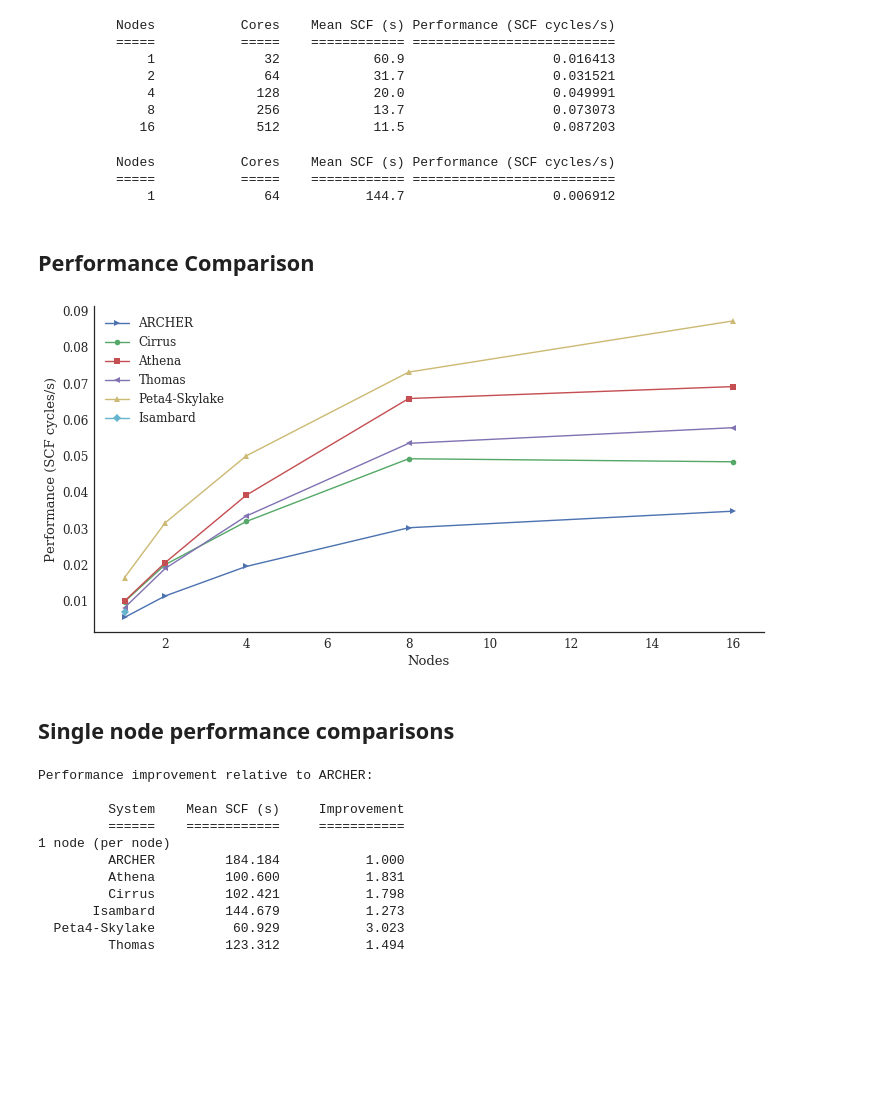
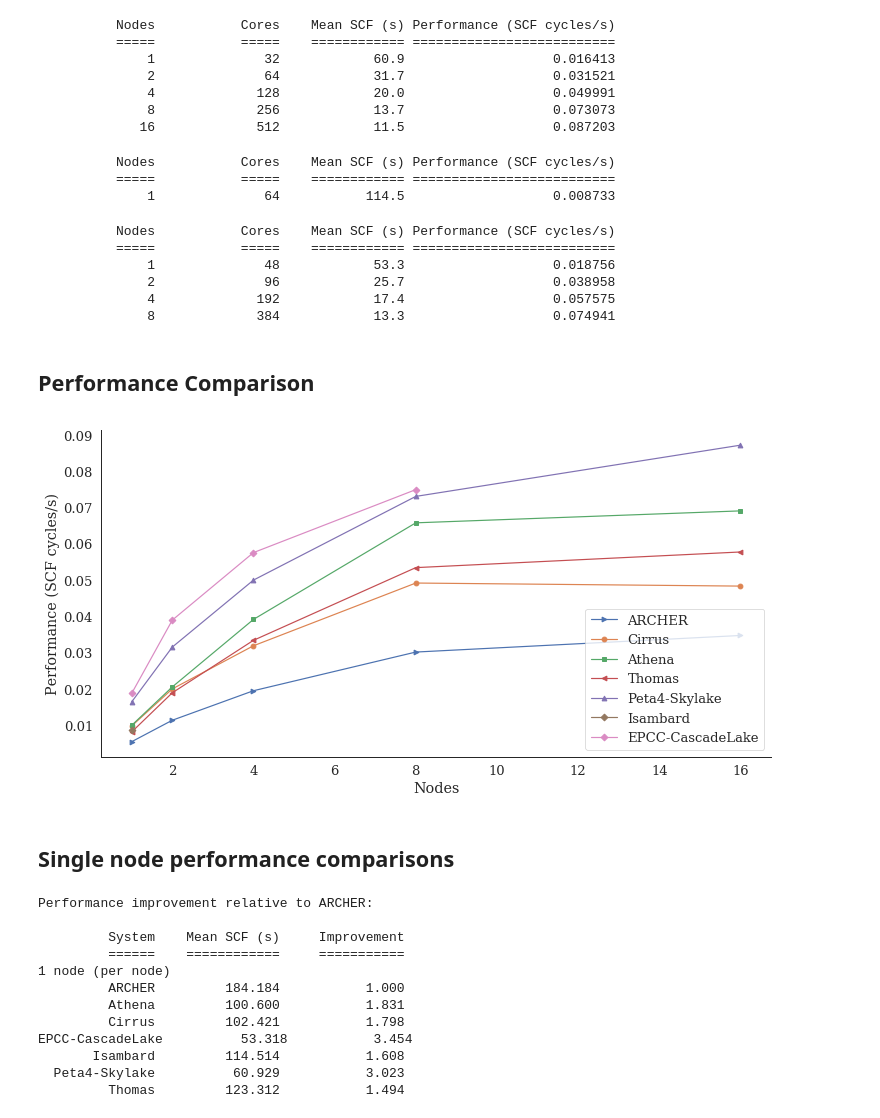
Before and after one commit to hpc-uk/archer-benchmarks, a Jupyter notebook: apps/CASTEP/analysis/CASTEP_al3x3_perf_analysis.ipynb, the cells around one changed output. Cells and saved outputs as stored; diff of their text form; code cells hidden in the pictures; blank space fills up the shorter version.

Commit message:
Updated analysis with EPCC Cascade Lake results

```diff
--- a/apps/CASTEP/analysis/CASTEP_al3x3_perf_analysis.ipynb
+++ b/apps/CASTEP/analysis/CASTEP_al3x3_perf_analysis.ipynb
@@ -64,13 +64,13 @@ archerfiles = {1:'../al3x3/results/ARCHER/al3x3.castep.1nodes',
 ### CSD3-Skylake
 # %%
 csd3scpn = 32
-csd3sfiles = {1:'../al3x3/results/CSD3-Skylake/al3x3.castep.1nodes',
-                2:'../al3x3/results/CSD3-Skylake/al3x3.castep.2nodes_201805280948',
-                4:'../al3x3/results/CSD3-Skylake/al3x3.castep.4nodes_201802262057',
-                8:'../al3x3/results/CSD3-Skylake/al3x3.castep.8nodes',
-                16:'../al3x3/results/CSD3-Skylake/al3x3.castep.16nodes',}
+csd3sfiles = {1:'../al3x3/results/CSD3-Skylake/al3x3_1nodes.castep',
+                2:'../al3x3/results/CSD3-Skylake/al3x3_2nodes_201805280948.castep',
+                4:'../al3x3/results/CSD3-Skylake/al3x3_4nodes_201802262057.castep',
+                8:'../al3x3/results/CSD3-Skylake/al3x3_8nodes.castep',
+                16:'../al3x3/results/CSD3-Skylake/al3x3_16nodes.castep',}
 # %% [markdown]
 ### Isambard
 # %%
 gw4cpn = 64
-gw4files = {1:'../al3x3/results/Isambard/al3x3.castep.1nodes_201806130634'}
+gw4files = {1:'../al3x3/results/Isambard/al3x3_1nodes_201903081245.castep'}
@@ -77,3 +79,9 @@ gw4files = {1:'../al3x3/results/Isambard/al3x3.castep.1nodes_201806130634'}
+# %%
+epcccl_cpn = 48
+epcccl_files = {1:'../al3x3/results/EPCC-CascadeLake/al3x3_1nodes_201907031346.castep',
+               2:'../al3x3/results/EPCC-CascadeLake/al3x3_2nodes_201907031425.castep',
+               4:'../al3x3/results/EPCC-CascadeLake/al3x3_4nodes_201907031434.castep',
+               8:'../al3x3/results/EPCC-CascadeLake/al3x3_8nodes_201907031459.castep'}
 # %% [markdown]
 ## Process data
 # %%
@@ -131,23 +139,33 @@ gw4nodes, gw4scf, gw4perf = castep.calcperf(gw4files, gw4cpn)
 # %% [output]
           Nodes           Cores    Mean SCF (s) Performance (SCF cycles/s)
           =====           =====    ============ ==========================
-              1              64           144.7                   0.006912
+              1              64           114.5                   0.008733
+# %%
+epcccl_nodes, epcccl_scf, epcccl_perf = castep.calcperf(epcccl_files, epcccl_cpn)
+# %% [output]
+          Nodes           Cores    Mean SCF (s) Performance (SCF cycles/s)
+          =====           =====    ============ ==========================
+              1              48            53.3                   0.018756
+              2              96            25.7                   0.038958
+              4             192            17.4                   0.057575
+              8             384            13.3                   0.074941
 # %% [markdown]
 ## Performance Comparison
 # %%
 plt.plot(archernodes, archerperf, '>-', color=cols[0], label='ARCHER')
 plt.plot(cirrusnodes, cirrusperf, 'o-', color=cols[1], label='Cirrus')
 plt.plot(athenanodes, athenaperf, 's-', color=cols[2], label='Athena')
 plt.plot(thomasnodes, thomasperf, '<-', color=cols[3], label='Thomas')
 plt.plot(csd3snodes, csd3sperf, '^-', color=cols[4], label='Peta4-Skylake')
 plt.plot(gw4nodes, gw4perf, 'D-', color=cols[5], label='Isambard')
+plt.plot(epcccl_nodes, epcccl_perf, 'D-', color=cols[6], label='EPCC-CascadeLake')
 plt.xlabel('Nodes')
 plt.ylabel('Performance (SCF cycles/s)')
 plt.legend(loc='best')
 sns.despine()
 plt.savefig('castep_al3x3perf.png', dpi=300)
 # %% [output]
-[figure, old version]
+[figure, new version]
 # %% [markdown]
 ## Single node performance comparisons
 # %%
@@ -159,6 +177,7 @@ nperf['Thomas'] = thomasscf[0]
 nperf['Athena'] = athenascf[0]
 nperf['Peta4-Skylake'] = csd3sscf[0]
 nperf['Isambard'] = gw4scf[0]
+nperf['EPCC-CascadeLake'] = epcccl_scf[0]
 
 print("Performance improvement relative to ARCHER:\n")
 print("{:>15s} {:>15s} {:>15s}".format('System', 'Mean SCF (s)', 'Improvement'))
@@ -175,6 +194,7 @@ Performance improvement relative to ARCHER:
          ARCHER         184.184           1.000
          Athena         100.600           1.831
          Cirrus         102.421           1.798
-       Isambard         144.679           1.273
+EPCC-CascadeLake          53.318           3.454
+       Isambard         114.514           1.608
   Peta4-Skylake          60.929           3.023
          Thomas         123.312           1.494
```
Also changed, not shown: parts of 4 cells of this notebook, 3 other files.
